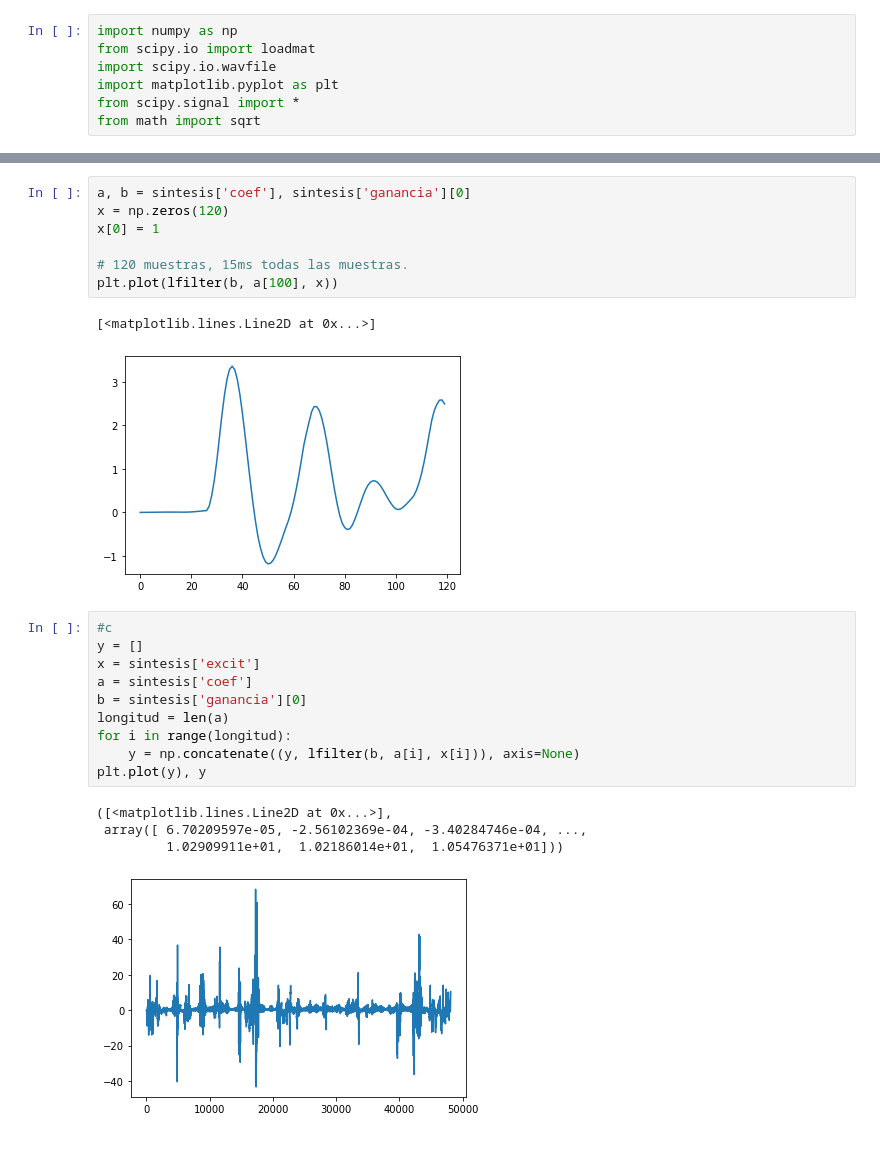
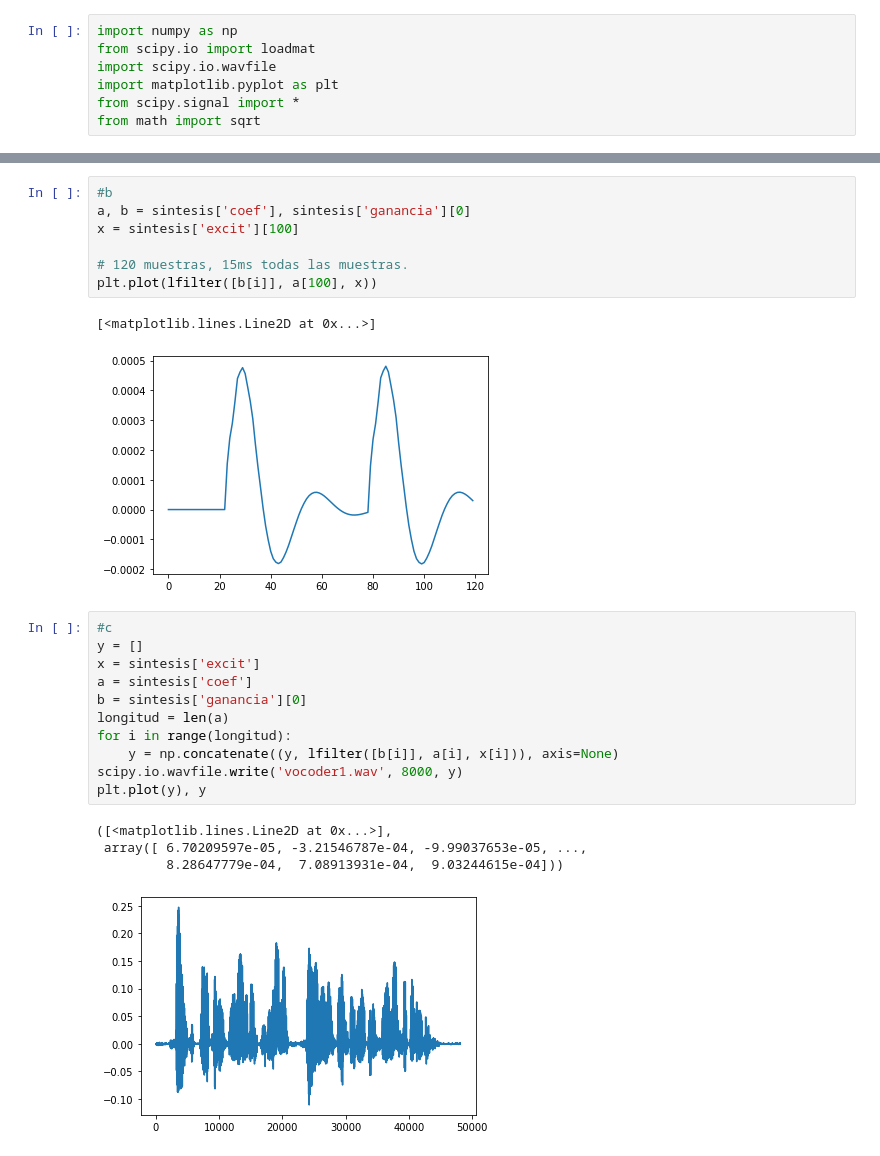
Before and after one commit to pTarNav/SiS_problemes_en_grup, a Jupyter notebook: VOCODER/vocoder.ipynb, the cells around one changed output, grey strips where cells are left out. Drawn from its saved outputs; the diff is of its cells as text.

```diff
--- a/VOCODER/vocoder.ipynb
+++ b/VOCODER/vocoder.ipynb
@@ -27,15 +27,15 @@ sintesis
          1.58694803e-04, 1.55710830e-04, 1.67734551e-04, 1.54655373e-04,
          1.53770445e-04]])}
 # %%
+#b
 a, b = sintesis['coef'], sintesis['ganancia'][0]
-x = np.zeros(120)
-x[0] = 1
+x = sintesis['excit'][100]
 
 # 120 muestras, 15ms todas las muestras.
-plt.plot(lfilter(b, a[100], x))
+plt.plot(lfilter([b[i]], a[100], x))
 # %% [output]
 [<matplotlib.lines.Line2D at 0x...>]
-[figure, old version]
+[figure, new version]
 # %%
 #c
 y = []
@@ -44,13 +44,14 @@ a = sintesis['coef']
 b = sintesis['ganancia'][0]
 longitud = len(a)
 for i in range(longitud):
-    y = np.concatenate((y, lfilter(b, a[i], x[i])), axis=None)
+    y = np.concatenate((y, lfilter([b[i]], a[i], x[i])), axis=None)
+scipy.io.wavfile.write('vocoder1.wav', 8000, y)
 plt.plot(y), y
 # %% [output]
 ([<matplotlib.lines.Line2D at 0x...>],
- array([ 6.70209597e-05, -2.56102369e-04, -3.40284746e-04, ...,
-         1.02909911e+01,  1.02186014e+01,  1.05476371e+01]))
+ array([ 6.70209597e-05, -3.21546787e-04, -9.99037653e-05, ...,
+         8.28647779e-04,  7.08913931e-04,  9.03244615e-04]))
-[figure, old version]
+[figure, new version]
 # %%
 #e
 y = []
```
Also changed, not shown: parts of 3 cells of this notebook.
